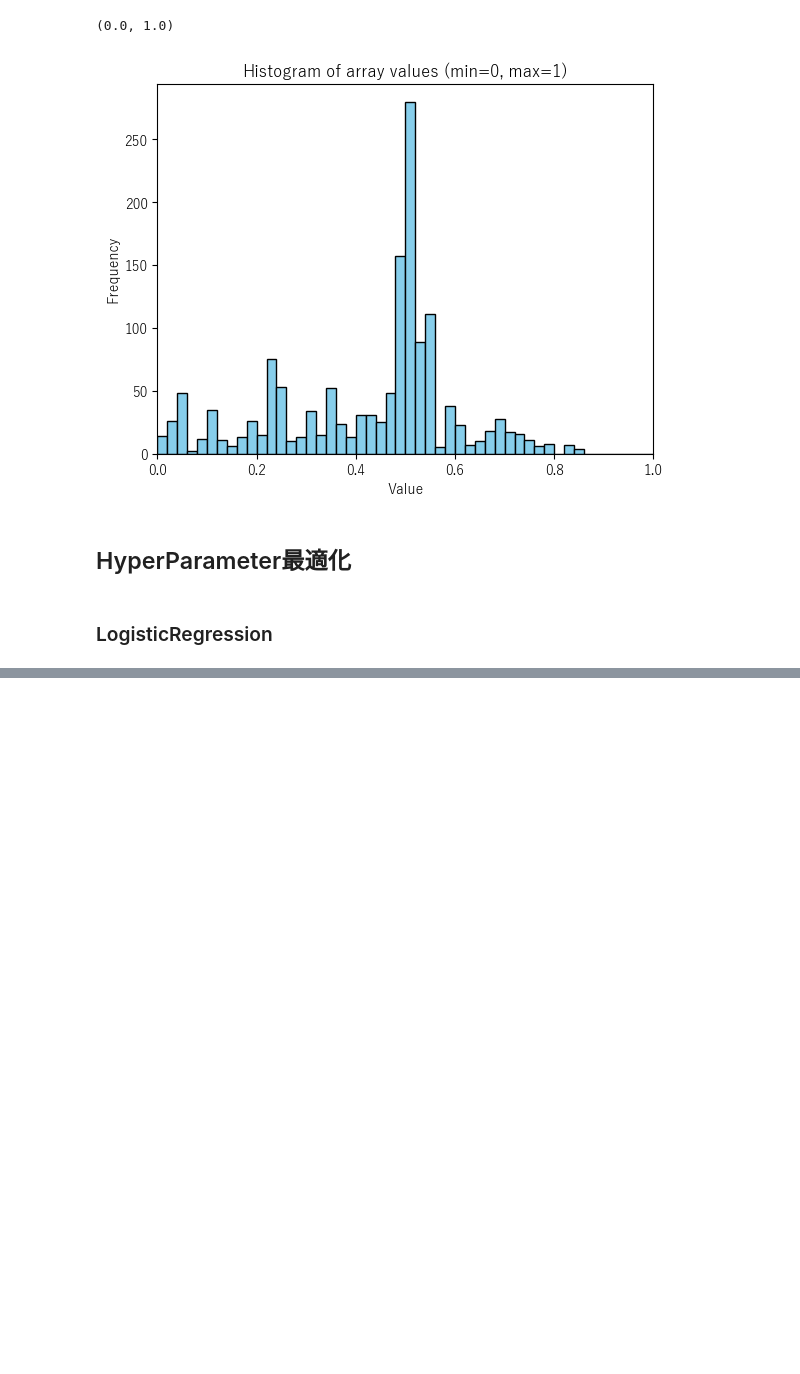
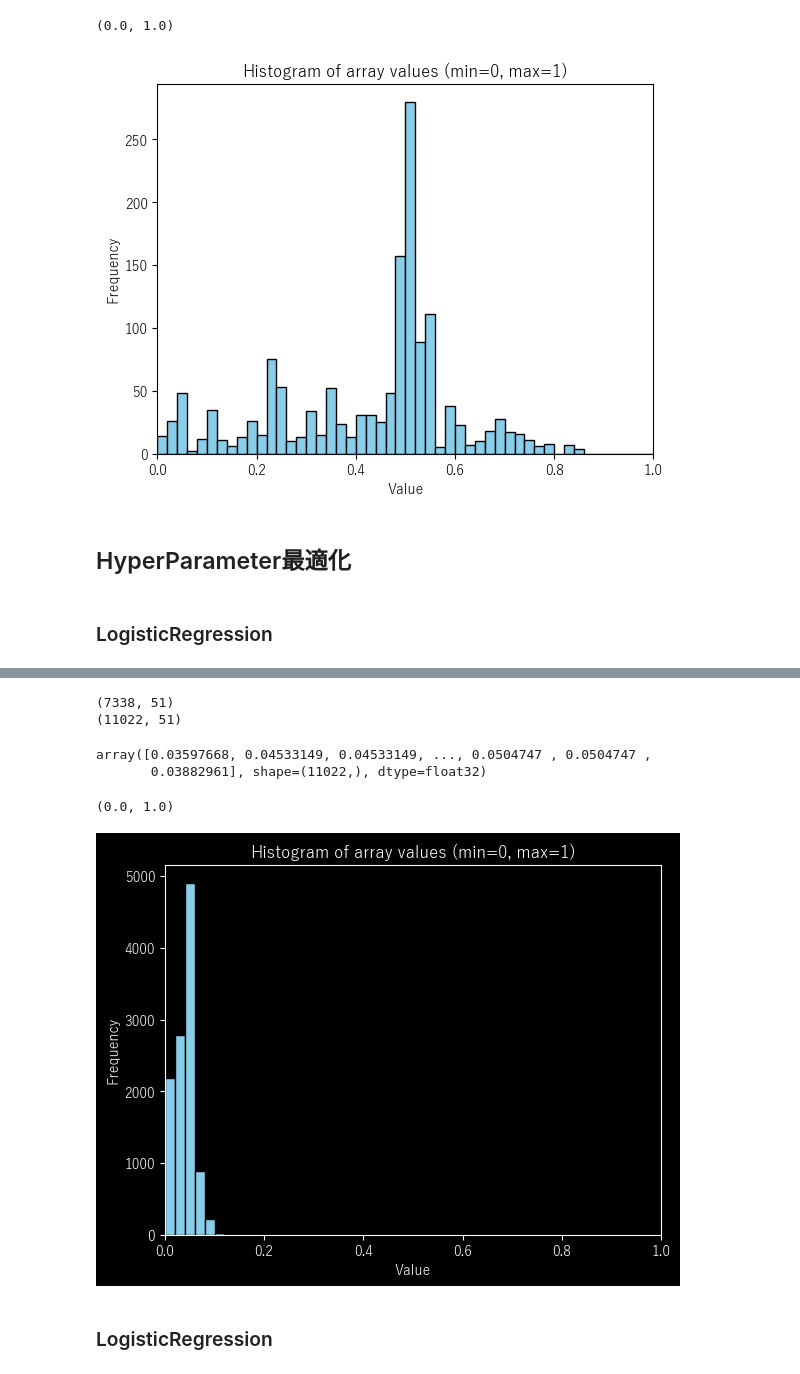
Before and after one commit to yoshi-suke/202507-atma-cup, a Jupyter notebook: test.ipynb, the cells around one changed output, grey strips where cells are left out. Drawn from its saved outputs; the diff is of its cells as text; code cells hidden in the pictures; blank space fills up the shorter version.

```diff
--- a/test.ipynb
+++ b/test.ipynb
@@ -1817,0 +2330,14 @@ results_df
+# %%
+# train_test_merge = pd.merge(train_test_df, career_df, on="社員番号", how="left")
+# train_test_merge = pd.merge(train_test_merge, dx_df_unique_pivot, on="社員番号", how="left")
+train_test_merge = pd.merge(train_test_df, dx_df_unique_pivot_categ, on="社員番号", how="left")
+train_test_merge = pd.merge(train_test_merge, hr_df_unique_pivot, on="社員番号", how="left")
+# train_test_merge = pd.merge(train_test_merge, hr_df_unique_pivot_categ, on="社員番号", how="left")
+train_test_merge = pd.merge(train_test_merge, overtime_df_mean_by_year, on="社員番号", how="left")
+train_test_merge = pd.merge(train_test_merge, position_df_by_year, on="社員番号", how="left")
+train_test_merge
+# 8列目以降のカラム名リスト
+cols_to_fill = train_test_merge.columns[8:]  # 0始まりなので8番目以降
+# その部分だけfillna
+train_test_merge[cols_to_fill] = train_test_merge[cols_to_fill].fillna(0)
+train_test_merge.shape
@@ -1817,0 +2606,39 @@ results_df
+# %%
+train_merge = train_test_merge[train_test_merge["is_test"]==0]
+test_merge = train_test_merge[train_test_merge["is_test"]==1]
+X = train_merge.drop(columns=["社員番号", "is_test", "target"])
+X_test = test_merge.drop(columns=["社員番号", "is_test", "target"])
+
+print(X.shape)
+print(X_test.shape)
+# %% [output]
+(7338, 51)
+(11022, 51)
+# %%
+import xgboost as xgb
+
+train_merge = train_test_merge[train_test_merge["is_test"]==0]
+test_merge = train_test_merge[train_test_merge["is_test"]==1]
+X = train_merge.drop(columns=["社員番号", "is_test", "target"])
+X_test = test_merge.drop(columns=["社員番号", "is_test", "target"])
+y = train_merge["target"]
+
+xgb_model = xgb.XGBClassifier(
+        objective='binary:logistic',
+        eval_metric='logloss',
+        # eval_metric='auc',
+        random_state=42,
+        learning_rate=0.01,
+        max_depth=3,
+        min_child_weight=1,
+        n_estimators=200,
+        scale_pos_weight=1,
+    )
+
+xgb_model.fit(X, y)
+
+y_pred_proba = xgb_model.predict_proba(X_test)[:,1]  # positiveクラス（1）の確率
+y_pred_proba
+# %% [output]
+array([0.03597668, 0.04533149, 0.04533149, ..., 0.0504747 , 0.0504747 ,
+       0.03882961], shape=(11022,), dtype=float32)
@@ -1817,0 +2650,11 @@ results_df
+# %%
+plt.hist(y_pred_proba, bins=50, range=(0,1), color='skyblue', edgecolor='black')
+plt.xlabel('Value')
+plt.ylabel('Frequency')
+plt.title('Histogram of array values (min=0, max=1)')
+plt.xlim(0, 1)
+# %% [output]
+(0.0, 1.0)
+[figure, added]
+# %% [markdown]
+### LogisticRegression
```
Also changed, not shown: parts of 41 cells of this notebook, 3 other files.
